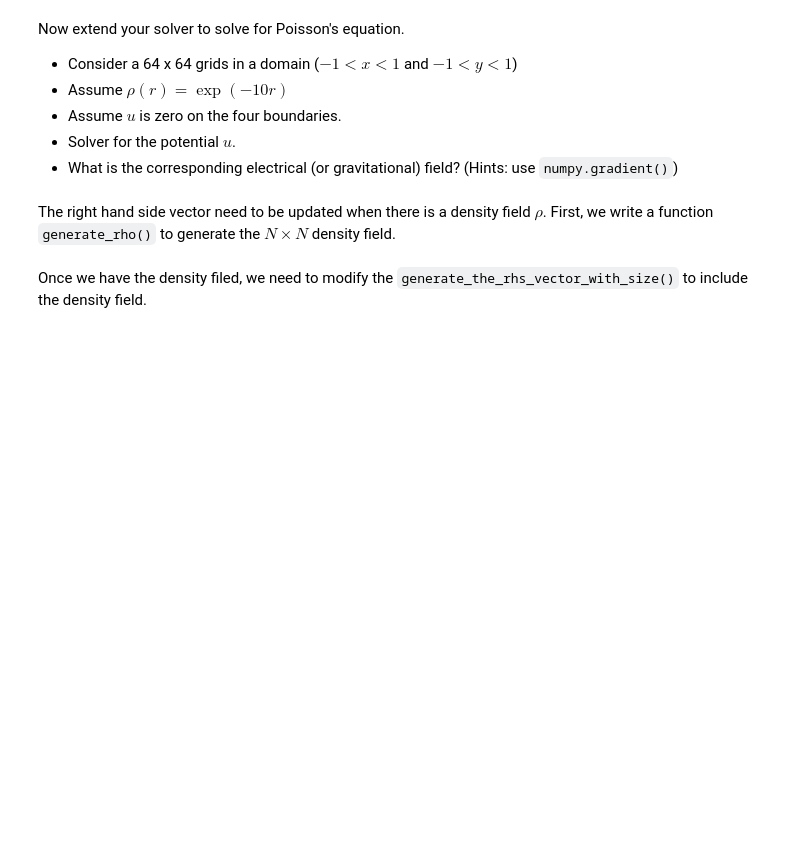
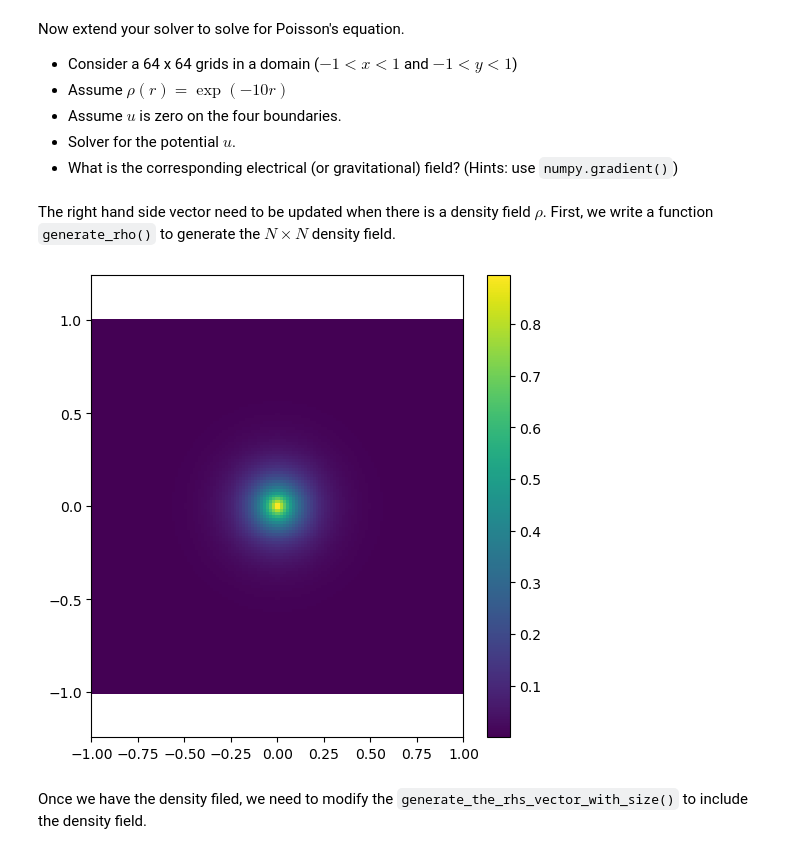
Before and after one commit to Noctis0522/computationalPhysics-112, a Jupyter notebook: project3/solutions/project3_demo4_sol-112.ipynb, the cells around one changed output. Drawn from its saved outputs; the diff is of its cells as text; code cells hidden in the pictures; blank space fills up the shorter version.

```diff
--- a/project3/solutions/project3_demo4_sol-112.ipynb
+++ b/project3/solutions/project3_demo4_sol-112.ipynb
@@ -81,13 +81,16 @@ def generate_rho(N, xmin=-1, xmax=1, ymin=-1,ymax=1):
     return xx,yy, rho
 # %%
 # Visualize the density field
-xx,yy, rho = generate_rho(N=64)
+xx,yy, rho = generate_rho(N=128)
 plt.figure(1, figsize=(6,6))
 plt.pcolormesh(xx,yy,rho)
 plt.axis('equal')
+plt.colorbar()
 plt.xlim(-1,1)
 plt.ylim(-1,1)
 plt.show()
+# %% [output]
+[figure, added]
 # %% [markdown]
 Once we have the density filed, we need to modify the `generate_the_rhs_vector_with_size()` to include the density field.
 # %%
```
Also changed, not shown: parts of 3 cells of this notebook.
